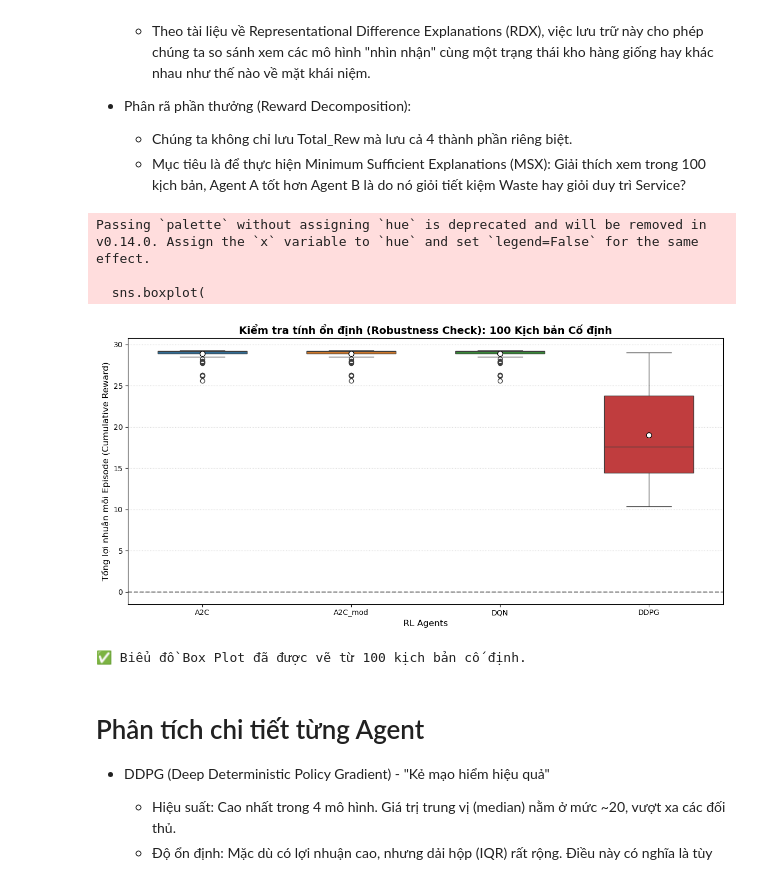
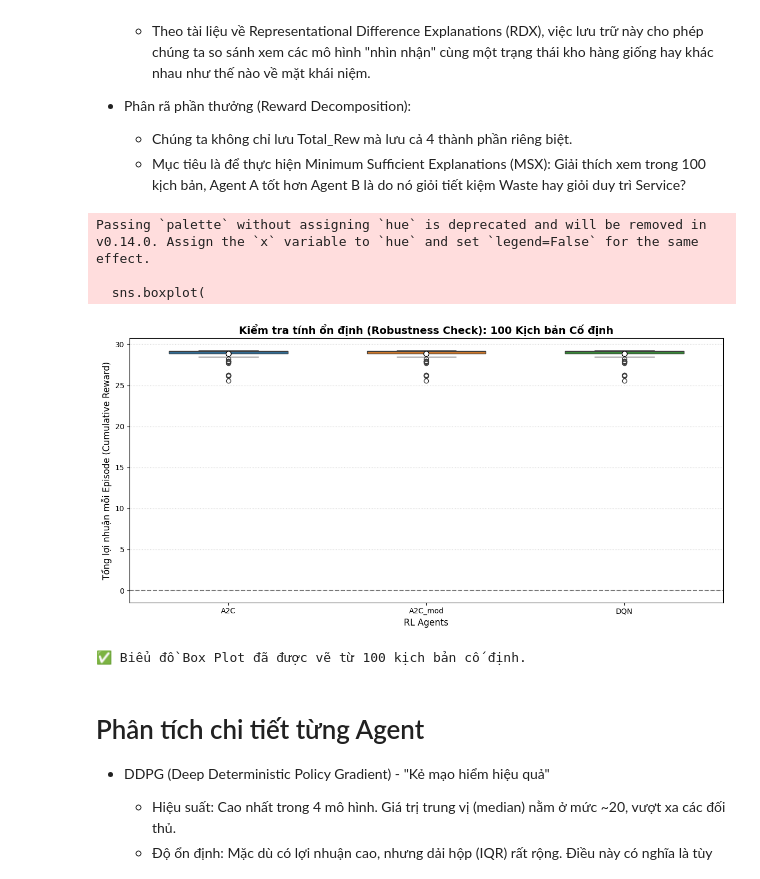
Before and after one commit to EgawaMasao/QLKHO-RL, a Jupyter notebook: XAI/RDX-MSX.ipynb, the cells around one changed output. Saved outputs shown, nothing was run; the diff lists cells and outputs as text; code cells hidden in the pictures.

```diff
--- a/XAI/RDX-MSX.ipynb
+++ b/XAI/RDX-MSX.ipynb
@@ -851,10 +840,8 @@ def run_comprehensive_marathon_v2(agents_dict, n_episodes=100, days=30):
 my_agents = {
     'A2C': a2c,
     'A2C_mod': a2c_mod,
-    'DQN': dqn,
-    'DDPG': ddpg
-}
-
+    'DQN': dqn}
+    # 'DDPG': ddpg
 # Chạy và lưu dữ liệu
 df_marathon = run_comprehensive_marathon_v2(my_agents, n_episodes=100)
 
@@ -893,37 +880,37 @@ df_ep_summary['Total_Rew'] = df_ep_summary['Total_Rew'].astype(float)
 plt.figure(figsize=(12, 6))
 
 # Cố định thứ tự xuất hiện của các Agent trên trục hoành
-agent_order = ['A2C', 'A2C_mod', 'DQN', 'DDPG']
+agent_order = ['A2C', 'A2C_mod', 'DQN']  # , 'DDPG'
 # Sử dụng bảng màu cố định để dễ phân biệt
-custom_palette = {'A2C': '#1f77b4', 'A2C_mod': '#ff7f0e', 'DQN': '#2ca02c', 'DDPG': '#d62728'}
+custom_palette = {'A2C': '#1f77b4', 'A2C_mod': '#ff7f0e', 'DQN': '#2ca02c'}  # , 'DDPG': '#d62728'
 
 sns.boxplot(
     x='Agent',
     y='Total_Rew',
     data=df_ep_summary,
     order=agent_order,
     palette=custom_palette,
     width=0.6,
     showmeans=True, # Hiển thị thêm điểm trung bình (mean) bên cạnh trung vị (median)
     meanprops={"marker":"o", "markerfacecolor":"white", "markeredgecolor":"black", "markersize":"7"}
 )
 
 # 3. Tinh chỉnh hiển thị
 plt.title("Kiểm tra tính ổn định (Robustness Check): 100 Kịch bản Cố định", fontsize=14, fontweight='bold')
 plt.ylabel("Tổng lợi nhuận mỗi Episode (Cumulative Reward)", fontsize=12)
 plt.xlabel("RL Agents", fontsize=12)
 plt.axhline(0, color='black', linestyle='--', alpha=0.5) # Đường mốc 0 lợi nhuận
 plt.grid(axis='y', linestyle=':', alpha=0.6)
 
 plt.tight_layout()
 plt.show()
 
 print("✅ Biểu đồ Box Plot đã được vẽ từ 100 kịch bản cố định.")
 # %% [output]
 Passing `palette` without assigning `hue` is deprecated and will be removed in v0.14.0. Assign the `x` variable to `hue` and set `legend=False` for the same effect.
 
   sns.boxplot(
-[figure, old version]
+[figure, new version]
 ✅ Biểu đồ Box Plot đã được vẽ từ 100 kịch bản cố định.
 # %% [markdown]
 # Phân tích chi tiết từng Agent
```
Also changed, not shown: parts of 64 cells of this notebook, 17 other files.
